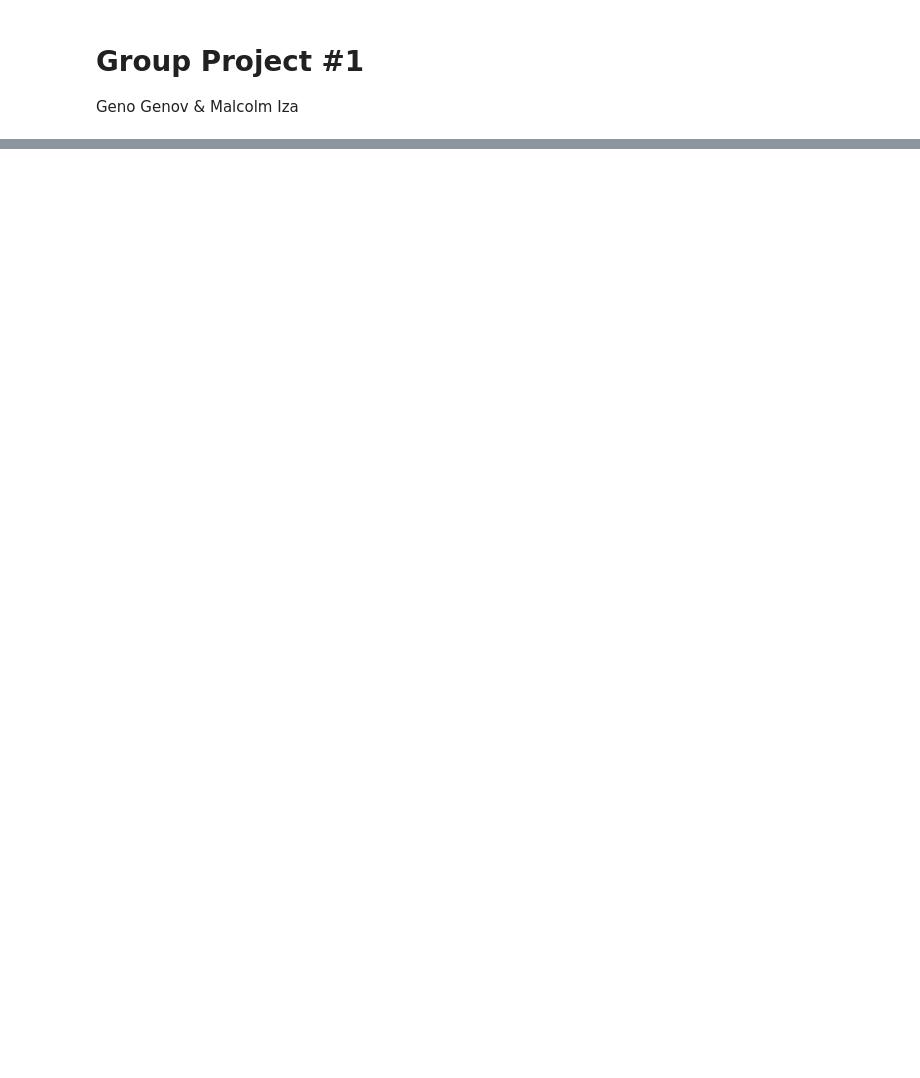
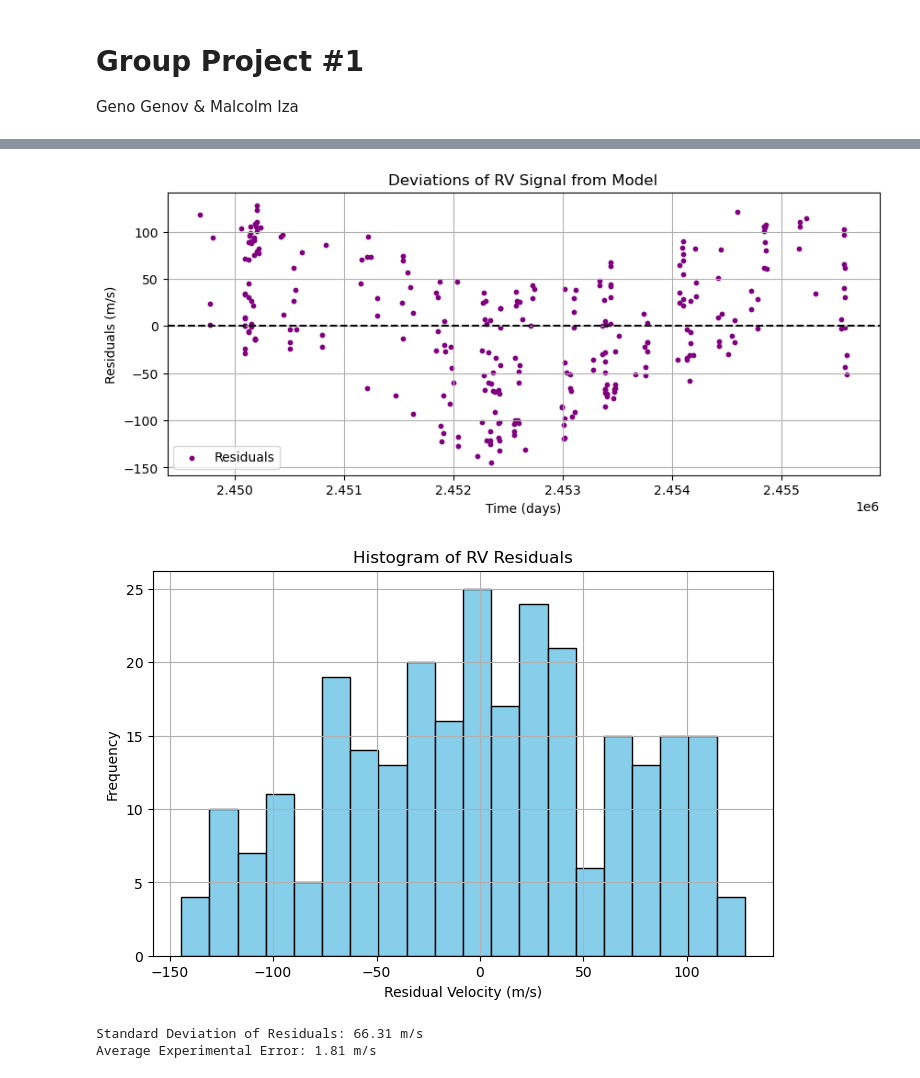
Before and after one commit to ggenov07/ASTR-19_Group_Project_1, a Jupyter notebook: ASTR 19 - Group Project 1.ipynb, the cells around one changed output, grey strips where cells are left out. Cells and saved outputs as stored; diff of their text form; code cells hidden in the pictures; blank space fills up the shorter version.

```diff
--- a/ASTR 19 - Group Project 1.ipynb
+++ b/ASTR 19 - Group Project 1.ipynb
@@ -59,0 +66,32 @@ SyntaxError: unmatched ')' (282481936.py, line 5)
+# %%
+rv_predicted = rv_model(time_arr, *popt)
+rv_residuals = rv_arr - rv_predicted
+
+plt.figure(figsize=(10, 4))
+plt.scatter(time_arr, rv_residuals, color='purple', s=10, label='Residuals')
+plt.axhline(0, color='black', linestyle='--')
+plt.xlabel('Time (days)')
+plt.ylabel('Residuals (m/s)')
+plt.title('Deviations of RV Signal from Model')
+plt.legend()
+plt.grid(True)
+plt.show()
+
+plt.figure(figsize=(8, 5))
+plt.hist(rv_residuals, bins=20, edgecolor='black', color='skyblue')
+plt.xlabel('Residual Velocity (m/s)')
+plt.ylabel('Frequency')
+plt.title('Histogram of RV Residuals')
+plt.grid(True)
+plt.show()
+
+std_dev = np.std(rv_residuals)
+mean_error = np.mean(error)
+
+print(f"Standard Deviation of Residuals: {std_dev:.2f} m/s")
+print(f"Average Experimental Error: {mean_error:.2f} m/s")
+# %% [output]
+[figure, added]
+[figure, added]
+Standard Deviation of Residuals: 66.31 m/s
+Average Experimental Error: 1.81 m/s
```
Also changed, not shown: parts of 5 cells of this notebook.
